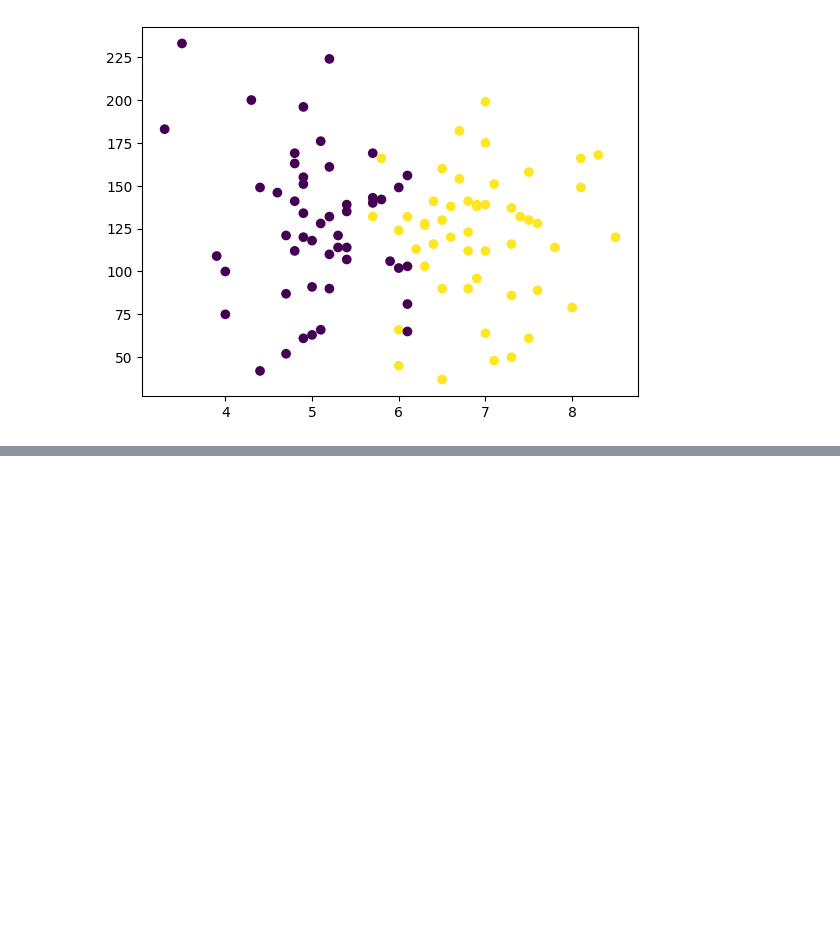
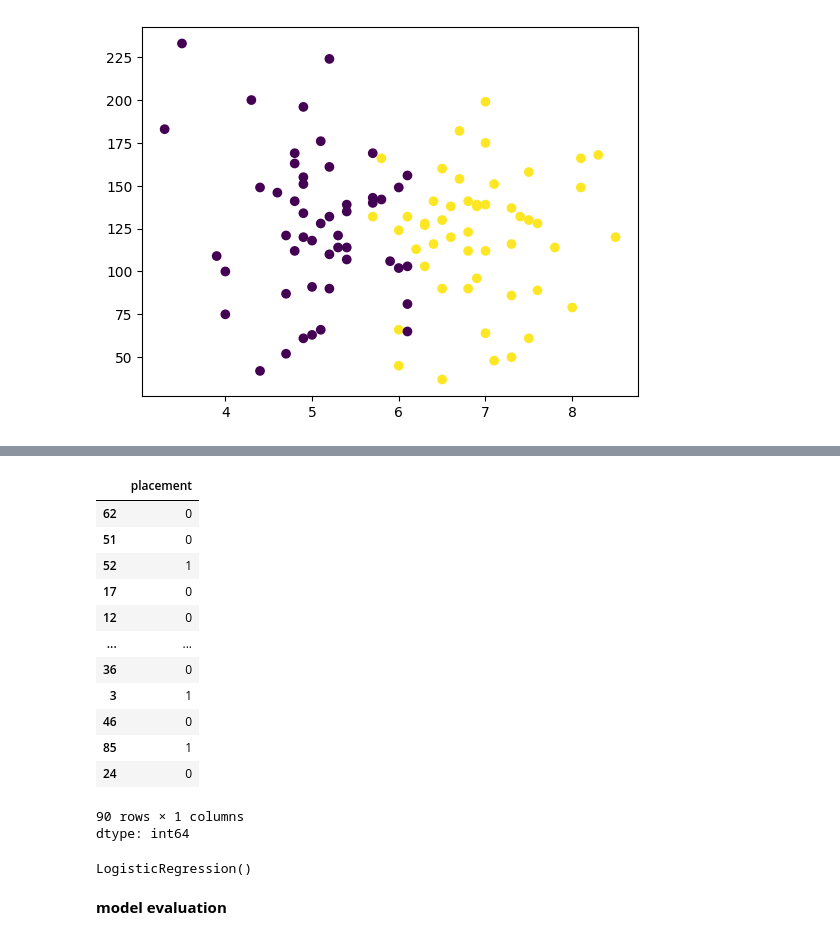
Before and after one commit to mittalsuhani/Numpy-pandas-matplotlib, a Jupyter notebook: project1.ipynb, the cells around one changed output, grey strips where cells are left out. Drawn from its saved outputs; the diff is of its cells as text; code cells hidden in the pictures; blank space fills up the shorter version.

```diff
--- a/project1.ipynb
+++ b/project1.ipynb
@@ -69,0 +89,17 @@ y=
+# %%
+y_train
+# %% [output]
+|  | placement |
+| 62 | 0 |
+| 51 | 0 |
+| 52 | 1 |
+| 17 | 0 |
+| 12 | 0 |
+| ... | ... |
+| 36 | 0 |
+| 3 | 1 |
+| 46 | 0 |
+| 85 | 1 |
+| 24 | 0 |
+90 rows × 1 columns
+dtype: int64
@@ -69,0 +116,6 @@ y=
+# %%
+clf.fit(x_train,y_train)
+# %% [output]
+LogisticRegression()
+# %% [markdown]
+**model** **evaluation**
```
Also changed, not shown: parts of 16 cells of this notebook.
